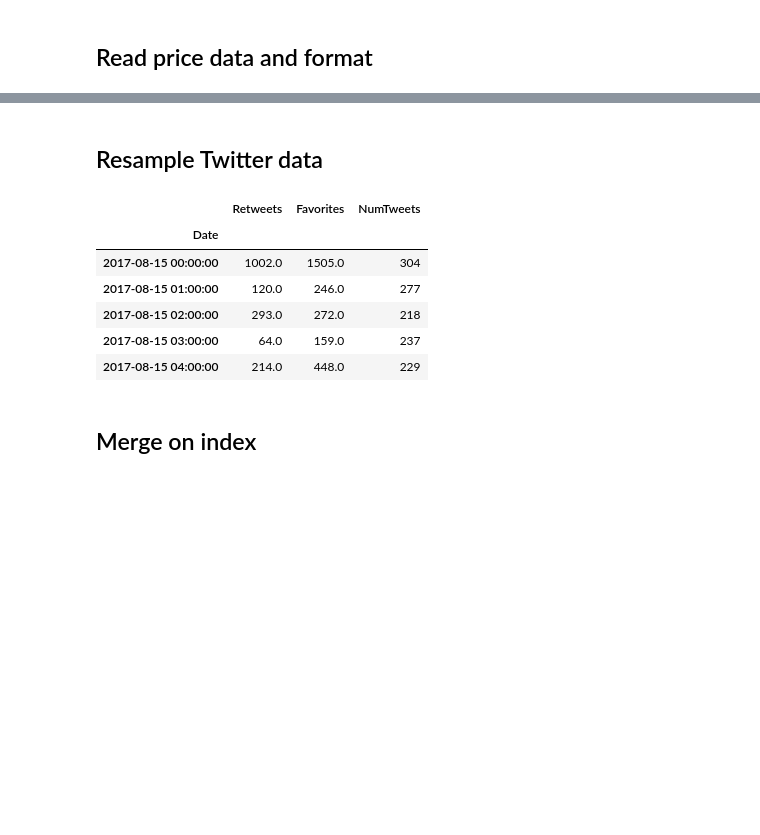
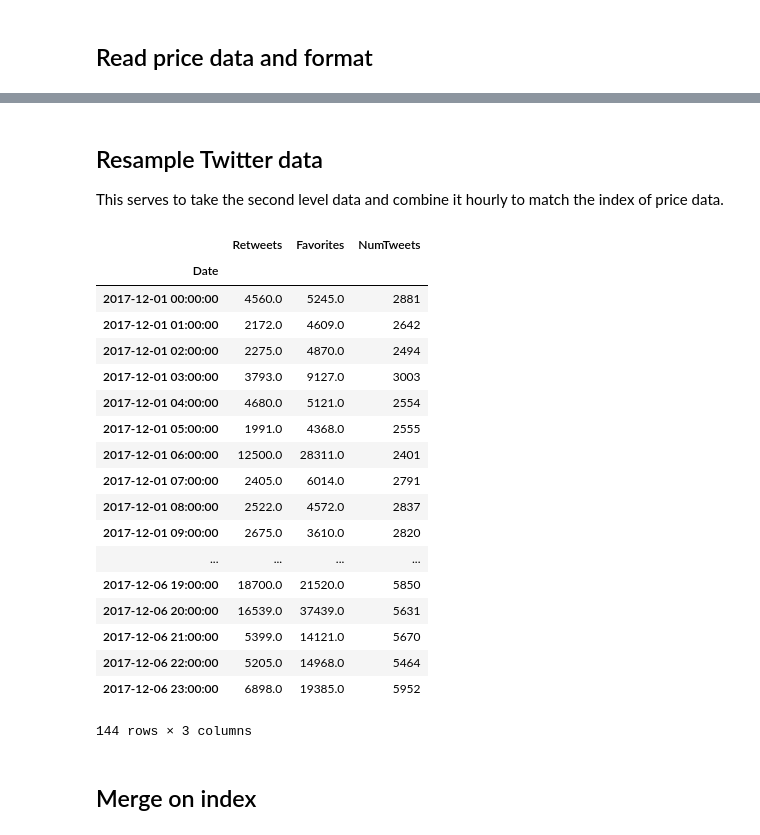
Before and after one commit to fagan2888/DigitalAsset_Analysis, a Jupyter notebook: code/combineTwitterWithPrice.ipynb, the cells around one changed output, grey strips where cells are left out. Saved outputs shown, nothing was run; the diff lists cells and outputs as text; code cells hidden in the pictures; blank space fills up the shorter version.

```diff
--- a/code/combineTwitterWithPrice.ipynb
+++ b/code/combineTwitterWithPrice.ipynb
@@ -8,10 +8,10 @@ import os
 # %% [markdown]
 ## Read raw Twitter data and format
 # %%
-os.chdir('/Users/stevelee/Documents/Research/DigitalAsset_Analysis/data')
-df_twitter = pd.read_csv('twitter_crypto.csv')
-df_twitter['Date'] = pd.to_datetime(df_twitter['Date'], format='%Y-%m-%d %H:%M:%S', errors='coerce')
-df_twitter = df_twitter.set_index('Date').drop('Unnamed: 0', axis=1).drop_duplicates()
+os.chdir('/Users/stevelee/Downloads')
+df_twitter = pd.read_csv('twitter_bitcoin_one.csv', encoding = "ISO-8859-1", error_bad_lines=False)
+df_twitter['Date'] = pd.to_datetime(df_twitter['Date'], format='%Y/%m/%d %H:%M:%S', errors='coerce')
+df_twitter = df_twitter.set_index('Date').dropna().drop_duplicates(subset='Text').drop('Unnamed: 0', axis=1)
 df_twitter.head()
 # %% [output]
 |  | TweetId | Text | Retweets | Favorites |
@@ -37,22 +38,35 @@ df_price.head()
 | 2017-08-17 16:00:00 | 4380.102847 | 304.438850 | 44.102044 | 0.014249 | 0.157371 | 17.64000 | 283.563000 | 0.156558 |
 | 2017-08-17 17:00:00 | 4307.458884 | 300.147892 | 43.651379 | 0.279529 | 0.025056 | 12.35630 | 546.636750 | 0.155399 |
 | 2017-08-17 18:00:00 | 4301.538030 | 302.484477 | 43.773482 | 3.000000 | 2.000000 | 22.88000 | 1202.999924 | 0.156780 |
-# %% [markdown]
-## Resample Twitter data
+# %% [markdown]
+## Resample Twitter data
+This serves to take the second level data and combine it hourly to match the index of price data.
 # %%
 df_twitterSummary = pd.DataFrame()
 df_twitterSummary['Retweets'] = df_twitter['Retweets'].resample('H').sum()
 df_twitterSummary['Favorites'] = df_twitter['Favorites'].resample('H').sum()
 df_twitterSummary['NumTweets'] = df_twitter['Favorites'].resample('H').count()
-df_twitterSummary.head()
+df_twitterSummary
 # %% [output]
 |  | Retweets | Favorites | NumTweets |
 | Date |  |  |  |
-| 2017-08-15 00:00:00 | 1002.0 | 1505.0 | 304 |
-| 2017-08-15 01:00:00 | 120.0 | 246.0 | 277 |
-| 2017-08-15 02:00:00 | 293.0 | 272.0 | 218 |
-| 2017-08-15 03:00:00 | 64.0 | 159.0 | 237 |
-| 2017-08-15 04:00:00 | 214.0 | 448.0 | 229 |
+| 2017-12-01 00:00:00 | 4560.0 | 5245.0 | 2881 |
+| 2017-12-01 01:00:00 | 2172.0 | 4609.0 | 2642 |
+| 2017-12-01 02:00:00 | 2275.0 | 4870.0 | 2494 |
+| 2017-12-01 03:00:00 | 3793.0 | 9127.0 | 3003 |
+| 2017-12-01 04:00:00 | 4680.0 | 5121.0 | 2554 |
+| 2017-12-01 05:00:00 | 1991.0 | 4368.0 | 2555 |
+| 2017-12-01 06:00:00 | 12500.0 | 28311.0 | 2401 |
+| 2017-12-01 07:00:00 | 2405.0 | 6014.0 | 2791 |
+| 2017-12-01 08:00:00 | 2522.0 | 4572.0 | 2837 |
+| 2017-12-01 09:00:00 | 2675.0 | 3610.0 | 2820 |
+| ... | ... | ... | ... |
+| 2017-12-06 19:00:00 | 18700.0 | 21520.0 | 5850 |
+| 2017-12-06 20:00:00 | 16539.0 | 37439.0 | 5631 |
+| 2017-12-06 21:00:00 | 5399.0 | 14121.0 | 5670 |
+| 2017-12-06 22:00:00 | 5205.0 | 14968.0 | 5464 |
+| 2017-12-06 23:00:00 | 6898.0 | 19385.0 | 5952 |
+144 rows × 3 columns
 # %% [markdown]
 ## Merge on index
 # %%
```
Also changed, not shown: parts of 4 cells of this notebook, 4 other files.
